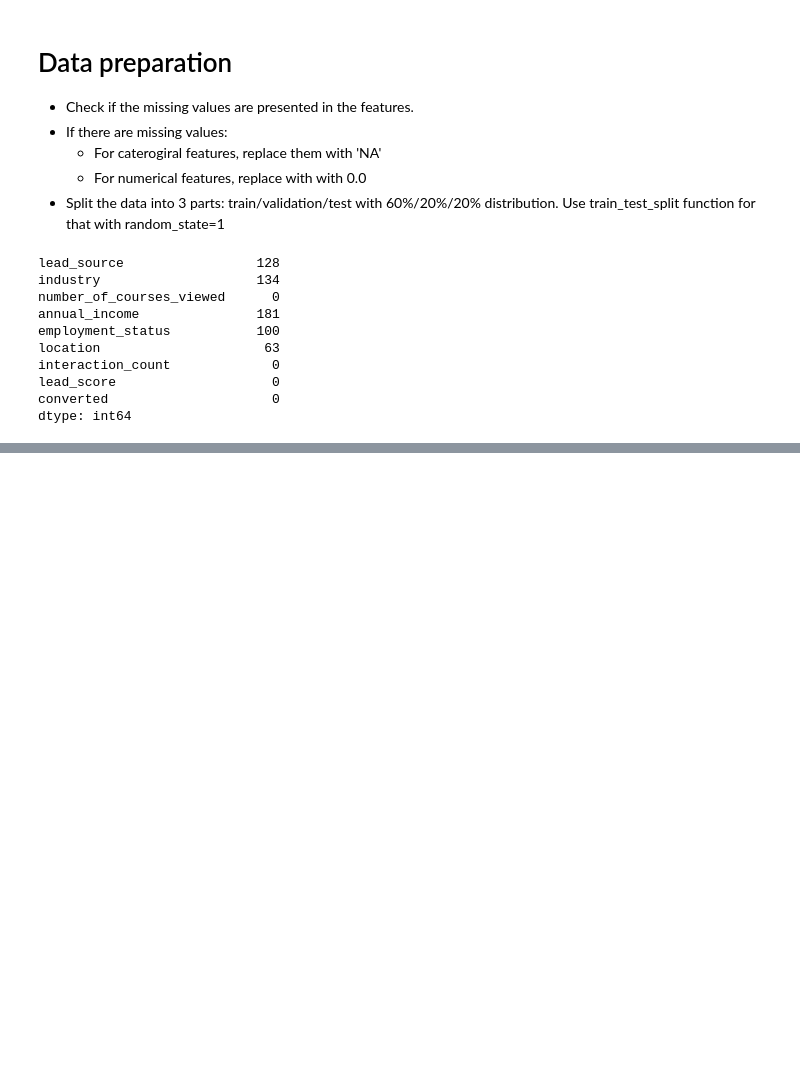
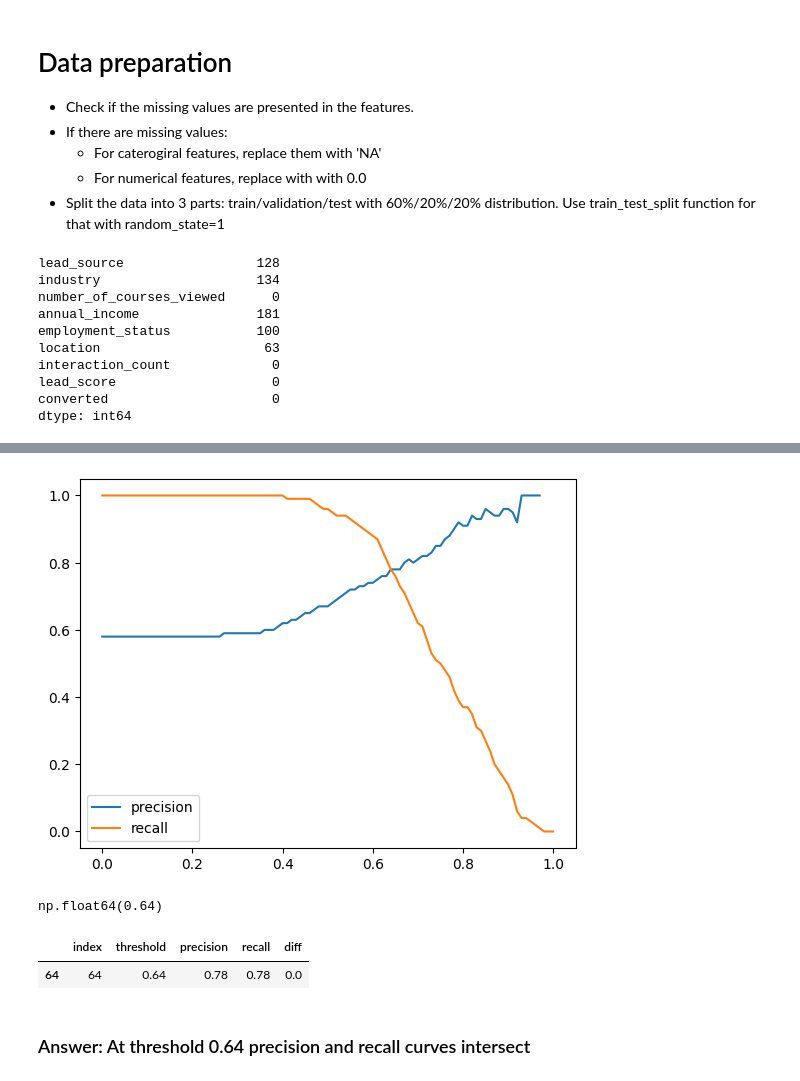
Before and after one commit to NuriaAk/machine_learning_project, a Jupyter notebook: 04-eval_metrics_classification/homework-04.ipynb, the cells around one changed output, grey strips where cells are left out. Drawn from its saved outputs; the diff is of its cells as text; code cells hidden in the pictures; blank space fills up the shorter version.

```diff
--- a/04-eval_metrics_classification/homework-04.ipynb
+++ b/04-eval_metrics_classification/homework-04.ipynb
@@ -112,4 +115,4 @@ def split_60_20_20(df, target):
 # %%
 df = clean_transform(df)
-df_train, df_val, df_test, y_train, y_val, y_test = split_60_20_20(df, target = 'converted')
+df_full_train, df_train, df_val, df_test, y_full_train, y_train, y_val, y_test = split_60_20_20(df, target = 'converted')
 df_train.head()
@@ -115,0 +188,10 @@ df_train.head()
+# %%
+from sklearn.linear_model import LogisticRegression
+model = LogisticRegression(solver='liblinear', C=1.0, max_iter=1000, random_state=1)
+model.fit(X_train, y_train)
+
+# Let's get the accuracy on a validation dataset
+y_pred = model.predict_proba(X_val)[:, 1]
+
+from sklearn.metrics import roc_curve
+roc_auc_score(y_test, y_pred)
@@ -115,0 +211,50 @@ df_train.head()
+# %%
+# Recall linspace produces an nparray with equal 'spacings'
+thresholds = np.linspace(0.0, 1.0, 101)
+
+scores = []
+
+# Printing threshold, printing accuracy score with the threshold
+for t in thresholds:
+    actual_positive = (y_val == 1)
+    actual_negative = (y_val == 0)
+
+    predict_positive = (y_pred >= t)
+    predict_negative = (y_pred < t)
+
+    tp = (predict_positive & actual_positive).sum()
+    tn = (predict_negative & actual_negative).sum()
+
+    fp = (predict_positive & actual_negative).sum()
+    fn = (predict_negative & actual_positive).sum()
+
+    precision = tp / (tp + fp)
+    recall = tp / (tp + fn)
+    scores.append((t, precision.round(2), recall.round(2)))
+# %%
+# Creating a dataframe for these scores so that we are able model the TPRs and FPRs for each threshold
+columns = ['threshold', 'precision', 'recall']
+df_scores = pd.DataFrame(scores, columns=columns)
+
+plt.plot(df_scores["threshold"], df_scores["precision"], label="precision")
+plt.plot(df_scores["threshold"], df_scores["recall"], label="recall")
+plt.legend();
+# %% [output]
+[figure, added]
+# %%
+df_scores = df_scores.reset_index()  # make sure indexes pair with number of rows
+a = []
+for index, row in df_scores.iterrows():
+    if row['precision'] == row['recall']:
+        a = row['threshold']
+a
+# %% [output]
+np.float64(0.64)
+# %%
+df_scores['diff'] = df_scores['precision'] - df_scores['recall']
+df_scores[df_scores['diff'] == 0]
+# %% [output]
+|  | index | threshold | precision | recall | diff |
+| 64 | 64 | 0.64 | 0.78 | 0.78 | 0.0 |
+# %% [markdown]
+### Answer: At threshold 0.64 precision and recall curves intersect
```
Also changed, not shown: parts of 32 cells of this notebook.
